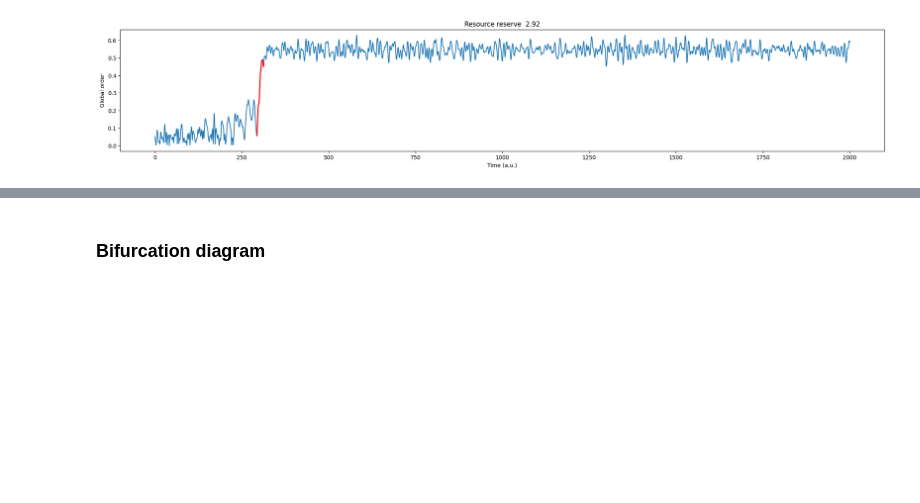
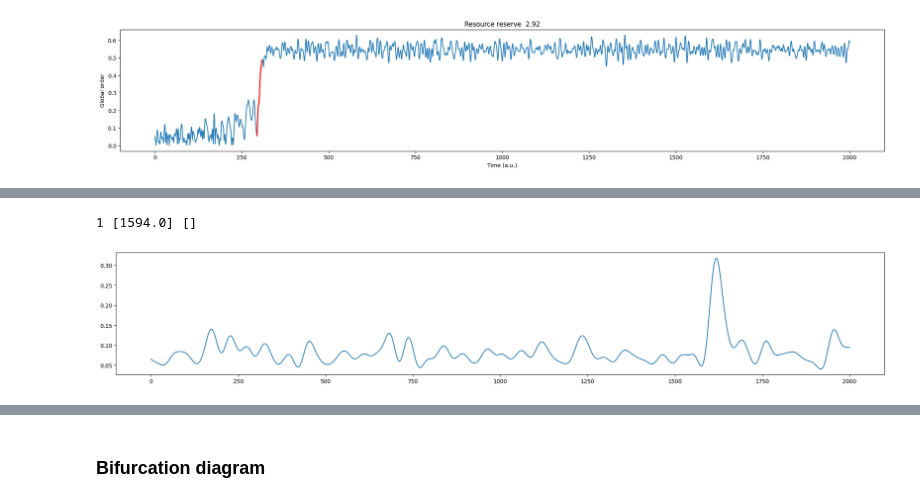
Before and after one commit to nitin293/assignment-iitj, a Jupyter notebook: tES/Mouse brain network/MBN_Res_Constraint_V.2.0.ipynb, the cells around one changed output, grey strips where cells are left out. Drawn from its saved outputs; the diff is of its cells as text; code cells hidden in the pictures; blank space fills up the shorter version.

```diff
--- a/tES/Mouse brain network/MBN_Res_Constraint_V.2.0.ipynb
+++ b/tES/Mouse brain network/MBN_Res_Constraint_V.2.0.ipynb
@@ -269,0 +262,12 @@ print(len(trans_time_start), trans_time_start, trans_time_end)
+# %%
+data = swn2.GLOBAL_ORDER_VERBOSE
+cutoff_freq = 0.02
+fs = 20
+t = np.linspace(0, swn2.NEPOCHS-1, swn2.NEPOCHS)*swn2.DT
+f_signal = 2.0
+
+trans_time_start, trans_time_end, filt_1 = count_transitions_time(data=data, t=t, fs=fs, cutoff_freq=cutoff_freq, window_size=15, stride=10, threshold=0.1405)
+print(len(trans_time_start), trans_time_start, trans_time_end)
+# %% [output]
+1 [1594.0] []
+[figure, added]
```
Also changed, not shown: parts of 18 cells of this notebook, 6 other files.
